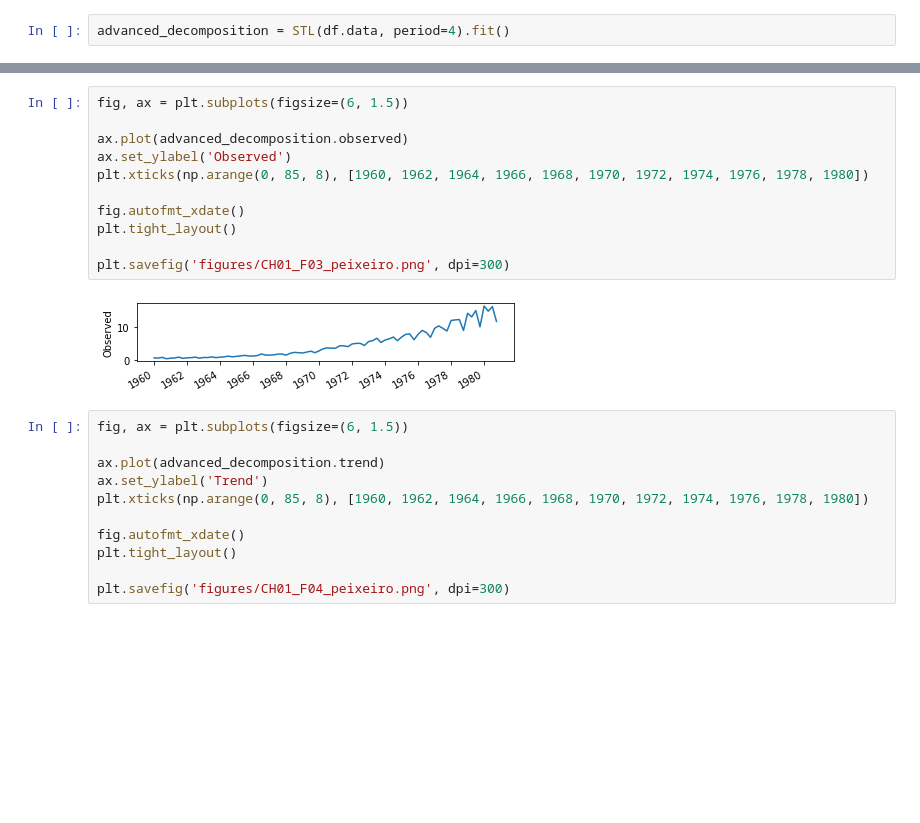
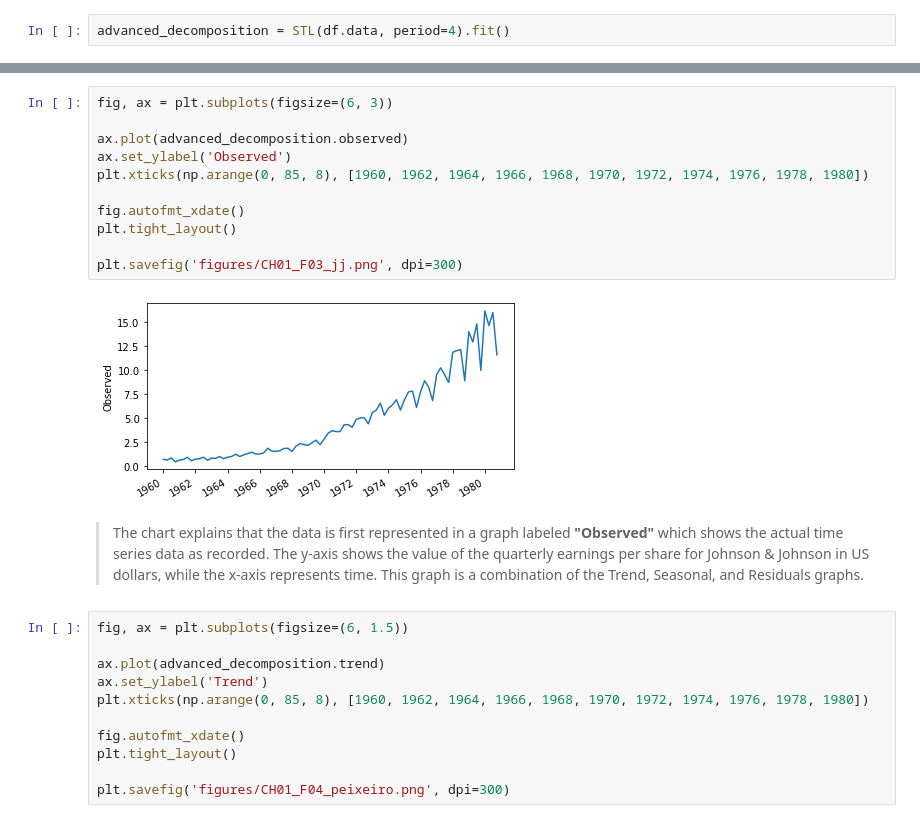
Before and after one commit to waelrash1/timeSeriesPy, a Jupyter notebook: CH01/CH01.ipynb, the cells around one changed output, grey strips where cells are left out. Cells and saved outputs as stored; diff of their text form; blank space fills up the shorter version.

```diff
--- a/CH01/CH01.ipynb
+++ b/CH01/CH01.ipynb
@@ -94,16 +112,18 @@ plt.savefig('figures/CH01_F02_peixeiro.png', dpi=300)
 # %%
-fig, ax = plt.subplots(figsize=(6, 1.5))
+fig, ax = plt.subplots(figsize=(6, 3))
 
 ax.plot(advanced_decomposition.observed)
 ax.set_ylabel('Observed')
 plt.xticks(np.arange(0, 85, 8), [1960, 1962, 1964, 1966, 1968, 1970, 1972, 1974, 1976, 1978, 1980])
 
 fig.autofmt_xdate()
 plt.tight_layout()
 
-plt.savefig('figures/CH01_F03_peixeiro.png', dpi=300)
+plt.savefig('figures/CH01_F03_jj.png', dpi=300)
 # %% [output]
-[figure, old version]
+[figure, new version]
+# %% [markdown]
+> The chart explains that the data is first represented in a graph labeled **"Observed"**  which shows the actual time series data as recorded. The y-axis shows the value of the quarterly earnings per share for Johnson & Johnson in US dollars, while the x-axis represents time. This graph is a combination of the Trend, Seasonal, and Residuals graphs.
 # %%
 fig, ax = plt.subplots(figsize=(6, 1.5))
 
```
Also changed, not shown: parts of 20 cells of this notebook.
